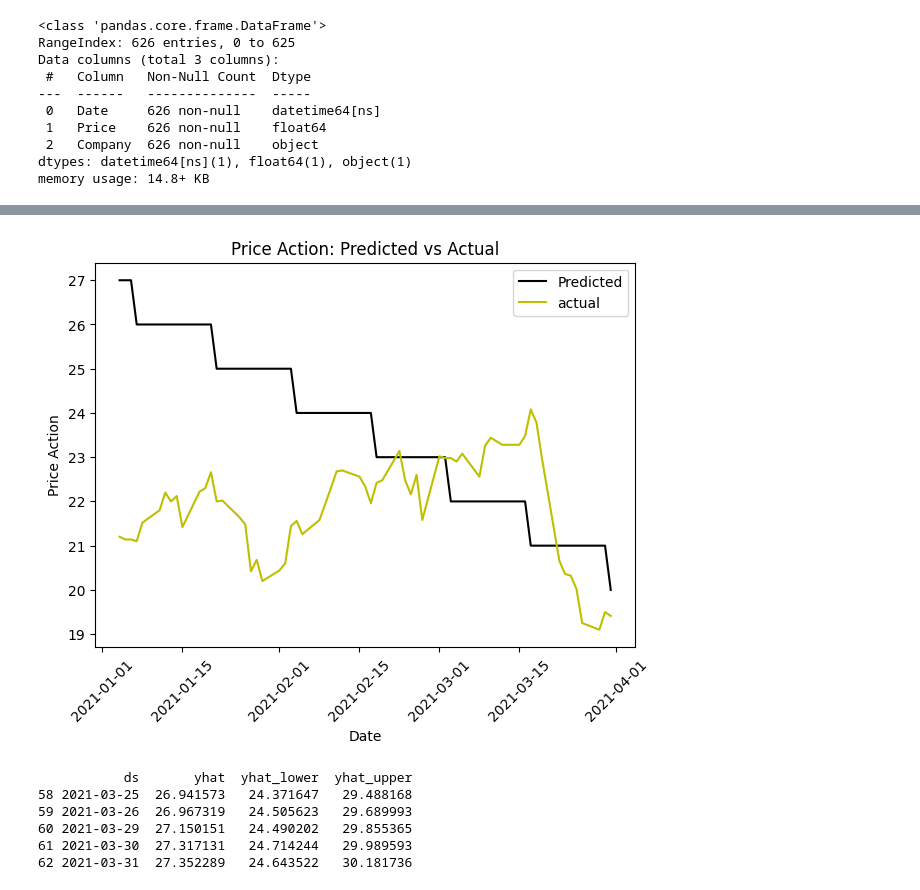
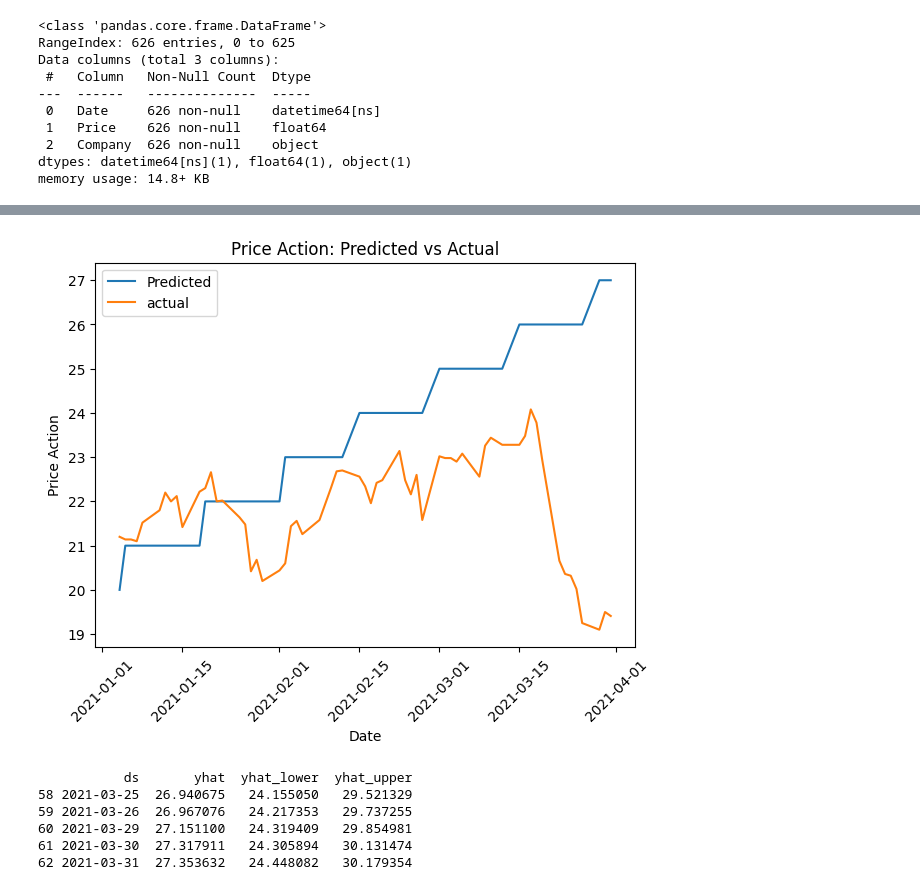
Before and after one commit to Wnjoki/ewcefOAeo7tEyNDX-ValueInvesto, a Jupyter notebook: ValueInvestor.ipynb, the cells around one changed output, grey strips where cells are left out. Saved outputs shown, nothing was run; the diff lists cells and outputs as text; code cells hidden in the pictures.

```diff
--- a/ValueInvestor.ipynb
+++ b/ValueInvestor.ipynb
@@ -996,12 +965,14 @@ INFO:cmdstanpy:Chain [1] done processing
 # %%
 #Turkey Bank
-model = Prophet(daily_seasonality=True)
-model.fit(train_data_KCHOL)
+model1 = Prophet(daily_seasonality=True)
+model1.fit(train_data_KCHOL)
 y_actual = test_data_KCHOL['y']
 
-prediction = model.predict(pd.DataFrame({'ds':test_data_KCHOL['ds']}))
+prediction = model1.predict(pd.DataFrame({'ds':test_data_KCHOL['ds']}))
 y_predicted = prediction['yhat']
 y_predicted = y_predicted.astype(int)
-mean_absolute_error(y_actual, y_predicted)
+
+print("Mean Absolute Error:")
+print(mean_absolute_error(y_actual, y_predicted))
 # %% [output]
 INFO:prophet:Disabling yearly seasonality. Run prophet with yearly_seasonality=True to override this.
@@ -1017,23 +988,23 @@ INFO:cmdstanpy:Chain [1] done processing
 2.35936507936508
 # %%
 #visualize the predicted and actual values
-plt.plot(test_data_KCHOL['ds'], y_predicted, 'k',label='Predicted')
-plt.plot(test_data_KCHOL['ds'], y_actual, 'y',label='actual')
+plt.plot(prediction['ds'], y_predicted,label='Predicted')
+plt.plot(test_data_KCHOL['ds'], y_actual,label='actual')
 plt.xlabel("Date")
 plt.ylabel("Price Action")
 plt.title("Price Action: Predicted vs Actual")
 plt.legend()
 plt.tight_layout()
 plt.xticks(rotation=45)
 plt.show()
 
 print(prediction[['ds', 'yhat', 'yhat_lower', 'yhat_upper']].tail())
 # %% [output]
-[figure, old version]
+[figure, new version]
            ds       yhat  yhat_lower  yhat_upper
-58 2021-03-25  26.941573   24.371647   29.488168
-59 2021-03-26  26.967319   24.505623   29.689993
-60 2021-03-29  27.150151   24.490202   29.855365
-61 2021-03-30  27.317131   24.714244   29.989593
-62 2021-03-31  27.352289   24.643522   30.181736
+58 2021-03-25  26.940675   24.155050   29.521329
+59 2021-03-26  26.967076   24.217353   29.737255
+60 2021-03-29  27.151100   24.319409   29.854981
+61 2021-03-30  27.317911   24.305894   30.131474
+62 2021-03-31  27.353632   24.448082   30.179354
 # %%
```
Also changed, not shown: parts of 24 cells of this notebook.
